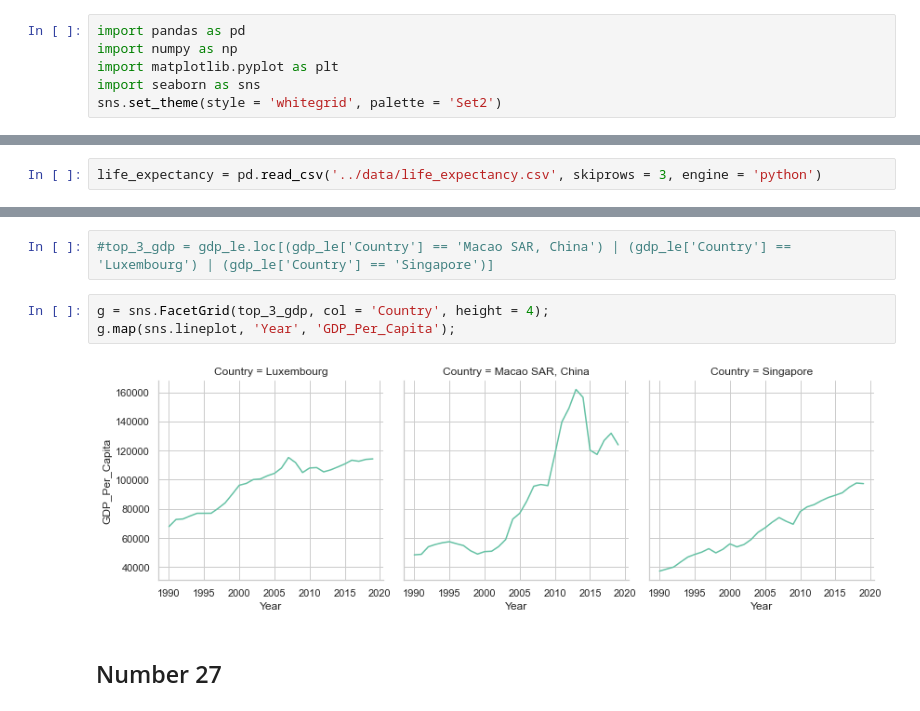
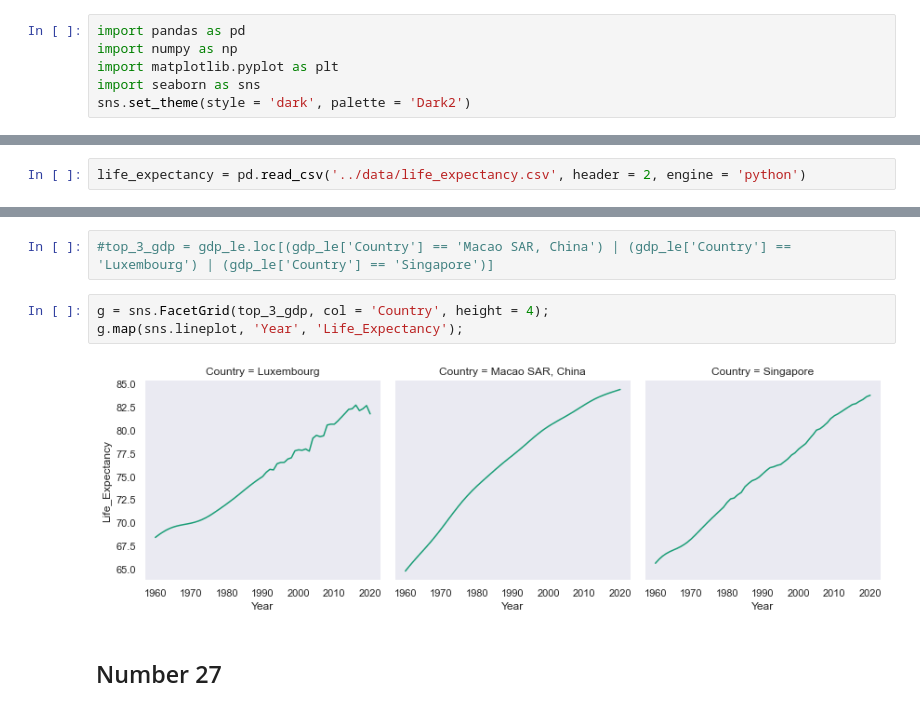
Before and after one commit to nss-data-science-cohort-6/un_data_question-hcgreer, a Jupyter notebook: notebooks/UN_Data_Exploration.ipynb, the cells around one changed output, grey strips where cells are left out. Saved outputs shown, nothing was run; the diff lists cells and outputs as text.

```diff
--- a/notebooks/UN_Data_Exploration.ipynb
+++ b/notebooks/UN_Data_Exploration.ipynb
@@ -3,7 +3,7 @@ import pandas as pd
 import numpy as np
 import matplotlib.pyplot as plt
 import seaborn as sns
-sns.set_theme(style = 'whitegrid', palette = 'Set2')
+sns.set_theme(style = 'dark', palette = 'Dark2')
 # %% [markdown]
 ## Number 4
 # %%
@@ -275,7 +268,7 @@ gdp_2014_continent = gdp_2014_continent.drop(columns = 'Year')
 # %% [markdown]
 ## Number 21
 # %%
-life_expectancy = pd.read_csv('../data/life_expectancy.csv', skiprows = 3, engine = 'python')
+life_expectancy = pd.read_csv('../data/life_expectancy.csv', header = 2, engine = 'python')
 # %% [markdown]
 ## Number 22
 # %%
@@ -340,9 +329,9 @@ top_3_gdp = gdp_le.loc[gdp_le['Country'].isin(list(top_3_gdp_2019['Country']))]
 #top_3_gdp = gdp_le.loc[(gdp_le['Country'] == 'Macao SAR, China') | (gdp_le['Country'] == 'Luxembourg') | (gdp_le['Country'] == 'Singapore')]
 # %%
 g = sns.FacetGrid(top_3_gdp, col = 'Country', height = 4);
-g.map(sns.lineplot, 'Year', 'GDP_Per_Capita');
+g.map(sns.lineplot, 'Year', 'Life_Expectancy');
 # %% [output]
-[figure, old version]
+[figure, new version]
 # %% [markdown]
 ## Number 27
 # %%
```
Also changed, not shown: parts of 25 cells of this notebook.
